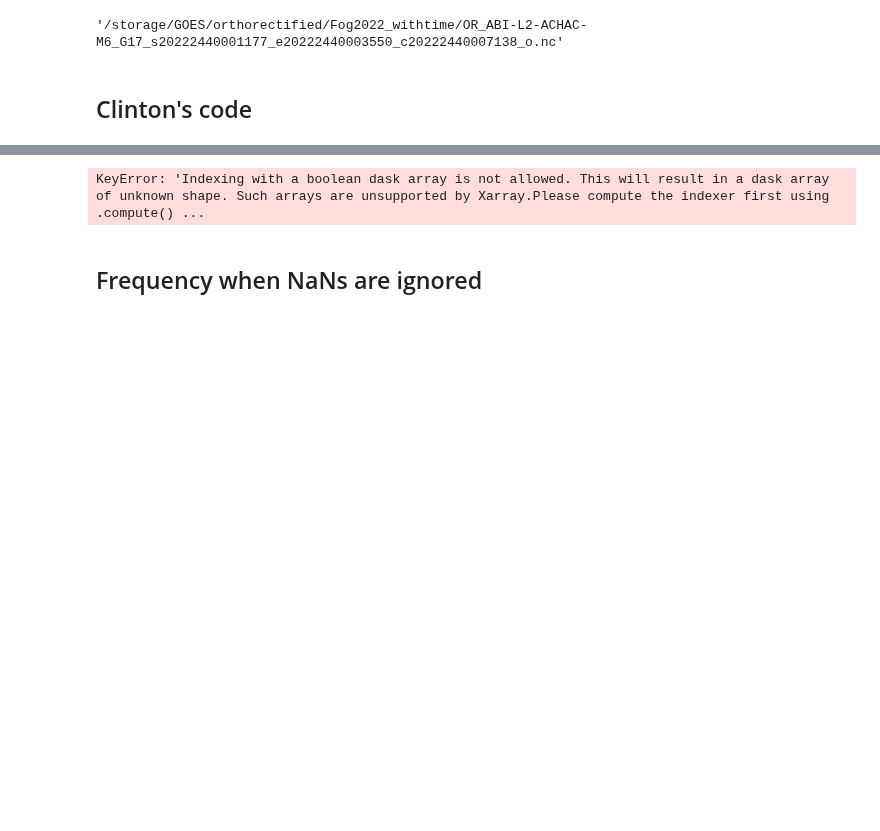
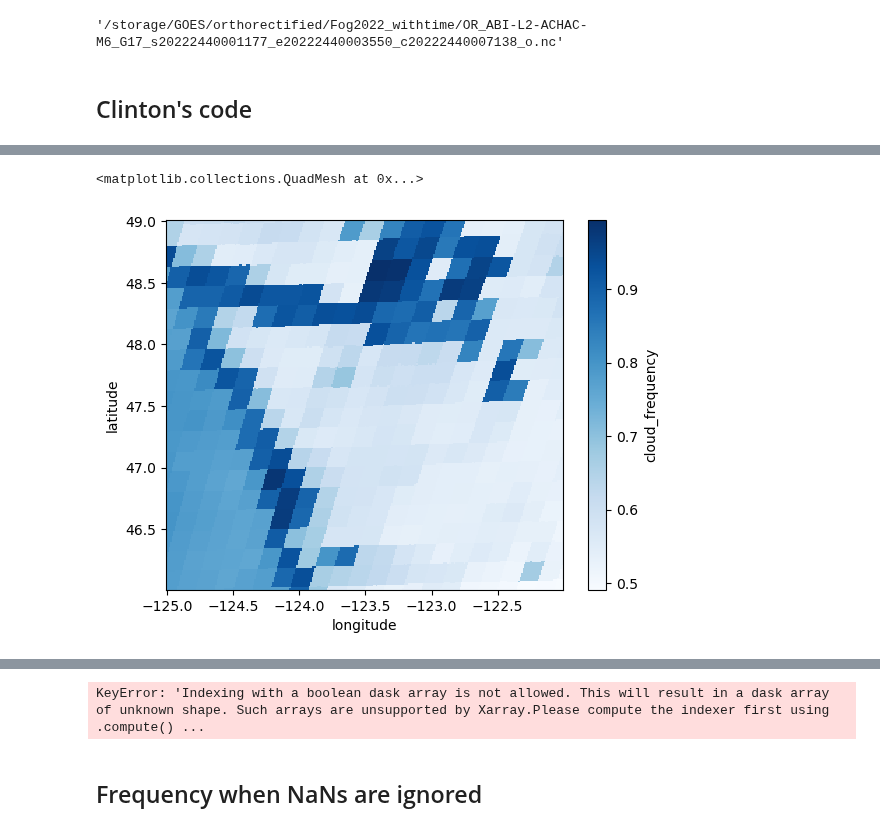
Before and after one commit to clinton-alden/goes_clouds, a Jupyter notebook: analysis/goes_frequency.ipynb, the cells around one changed output, grey strips where cells are left out. Saved outputs shown, nothing was run; the diff lists cells and outputs as text; code cells hidden in the pictures; blank space fills up the shorter version.

```diff
--- a/analysis/goes_frequency.ipynb
+++ b/analysis/goes_frequency.ipynb
@@ -212,0 +181,4 @@ spatial_ref
+# %%
+daylight_ds = ds.sel(time=((ds['time'].dt.hour >= 0) & (ds['time'].dt.hour < 3)) | (ds['time'].dt.hour >= 14))
+daylight_ds = daylight_ds.sel(time=slice('2022-06-01', '2022-09-30'))
+daylight_ds = daylight_ds.compute()
@@ -212,0 +232,2 @@ spatial_ref
+# %%
+cloud_freq = daylight_ds.cloud_frequency.compute()
@@ -212,0 +254,9 @@ spatial_ref
+# %%
+fig, ax = plt.subplots()
+
+cloud_freq.plot(ax = ax, cmap = 'Blues')
+# shoreline.plot(ax = ax, color = "black", alpha = 0.5) # how to make the stroke of the shoreline thinner?
+# plt.title('Fog and low clouds under 2000m\nFrequency\nMay-Sep 2022\nNaNs ignored')
+# %% [output]
+<matplotlib.collections.QuadMesh at 0x...>
+[figure, added]
```
Also changed, not shown: parts of 11 cells of this notebook.
